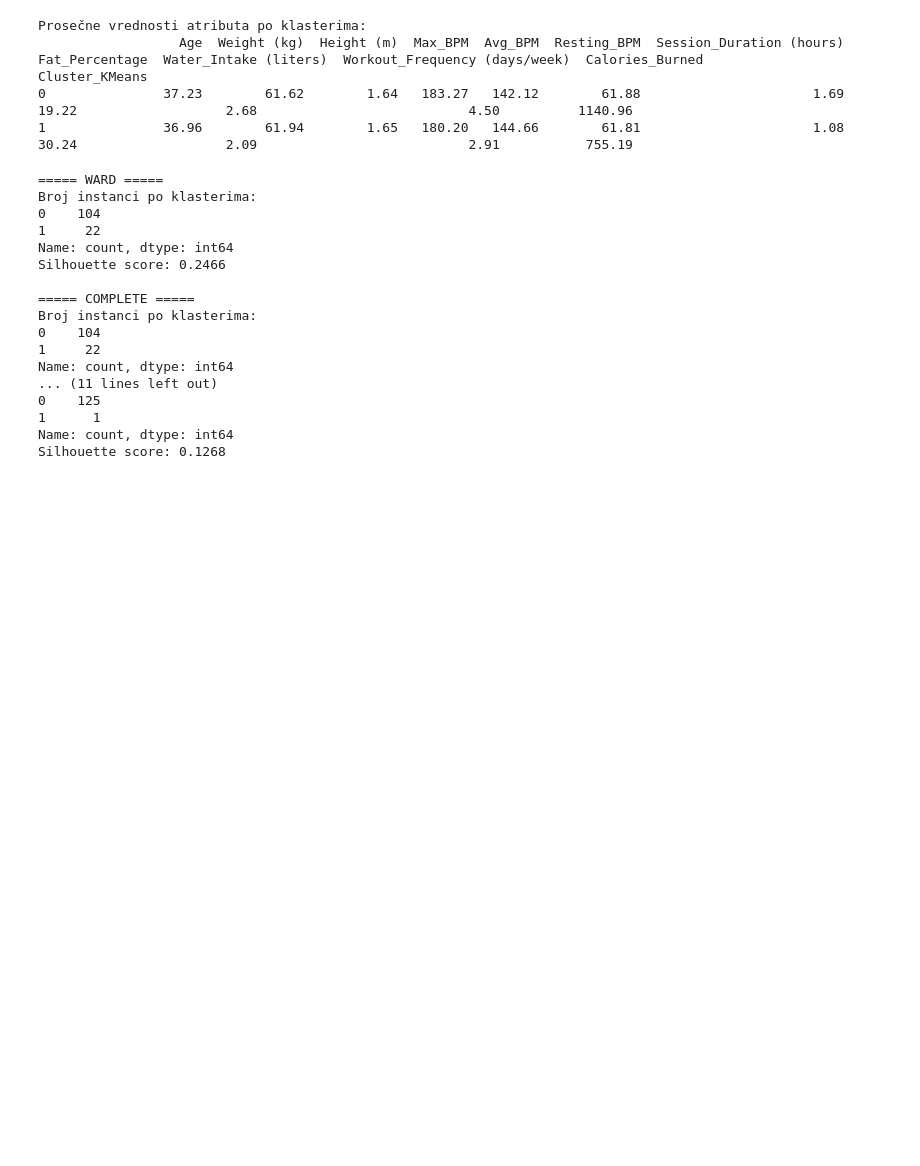
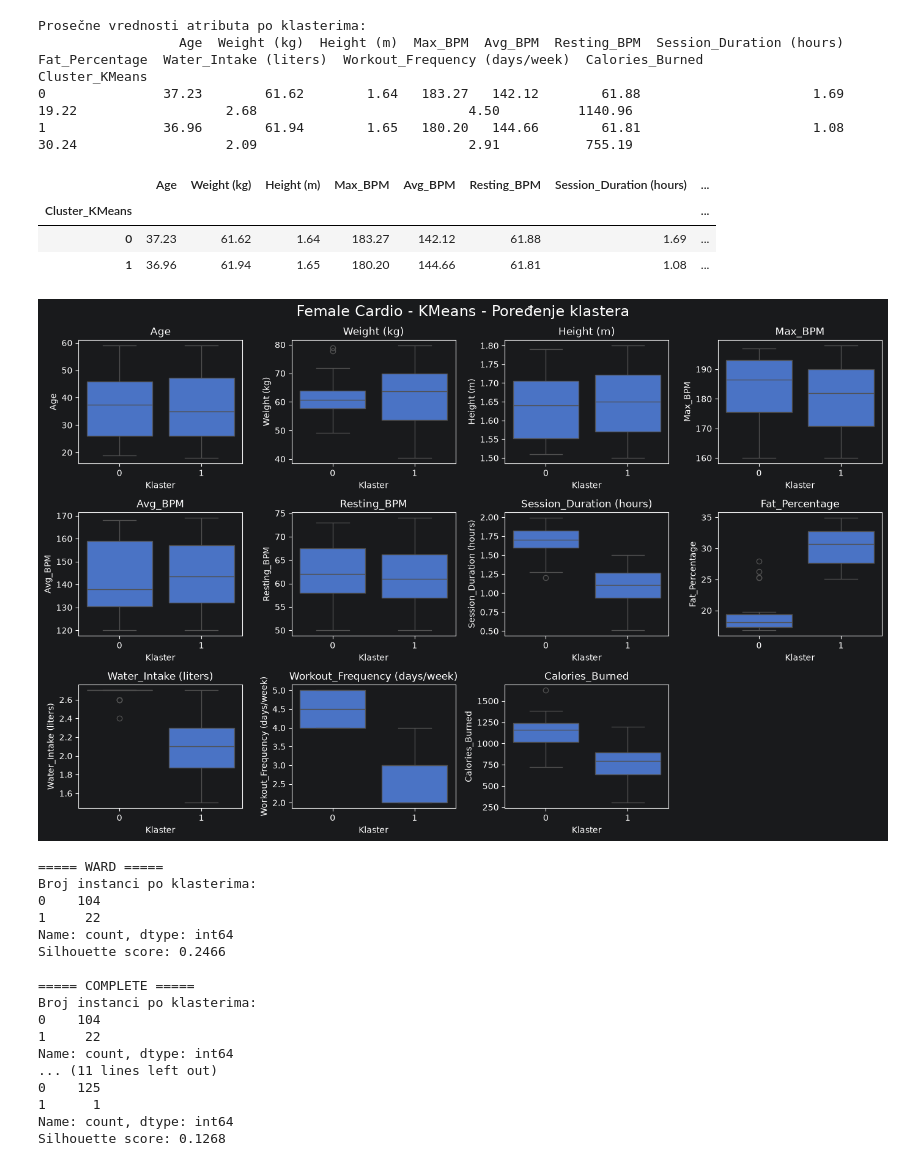
Before and after one commit to mar373/gym-clusteringV2, a Jupyter notebook: female_cardio.ipynb, the cells around one changed output. Saved outputs shown, nothing was run; the diff lists cells and outputs as text; code cells hidden in the pictures; blank space fills up the shorter version.

Commit message:
Dodati boxplotovi, mean tabele i tumacenja klastera

```diff
--- a/female_cardio.ipynb
+++ b/female_cardio.ipynb
@@ -379,3 +379,42 @@ Prosečne vrednosti atributa po klasterima:
 Cluster_KMeans
 0               37.23        61.62        1.64   183.27   142.12        61.88                      1.69           19.22                   2.68                           4.50          1140.96
 1               36.96        61.94        1.65   180.20   144.66        61.81                      1.08           30.24                   2.09                           2.91           755.19
+# %%
+display(
+    df_fc.groupby('Cluster_KMeans')[features + ['Calories_Burned']]
+    .mean()
+    .round(2)
+)
+# %% [output]
+|  | Age | Weight (kg) | Height (m) | Max_BPM | Avg_BPM | Resting_BPM | Session_Duration (hours) | ... |
+| Cluster_KMeans |  |  |  |  |  |  |  | ... |
+| 0 | 37.23 | 61.62 | 1.64 | 183.27 | 142.12 | 61.88 | 1.69 | ... |
+| 1 | 36.96 | 61.94 | 1.65 | 180.20 | 144.66 | 61.81 | 1.08 | ... |
+# %%
+atributi = features + ['Calories_Burned']
+
+fig, axes = plt.subplots(3, 4, figsize=(14, 9))
+
+for ax, atribut in zip(axes.flatten(), atributi):
+    sb.boxplot(
+        data=df_fc,
+        x='Cluster_KMeans',
+        y=atribut,
+        ax=ax
+    )
+    ax.set_title(atribut)
+    ax.set_xlabel('Klaster')
+
+# Uklanjanje praznog polja
+for ax in axes.flatten()[len(atributi):]:
+    ax.set_visible(False)
+
+plt.suptitle(
+    'Female Cardio - KMeans - Poređenje klastera',
+    fontsize=17
+)
+
+plt.tight_layout()
+plt.show()
+# %% [output]
+[figure, added]
```
Also changed, not shown: parts of 1 cell of this notebook, 3 other files.
